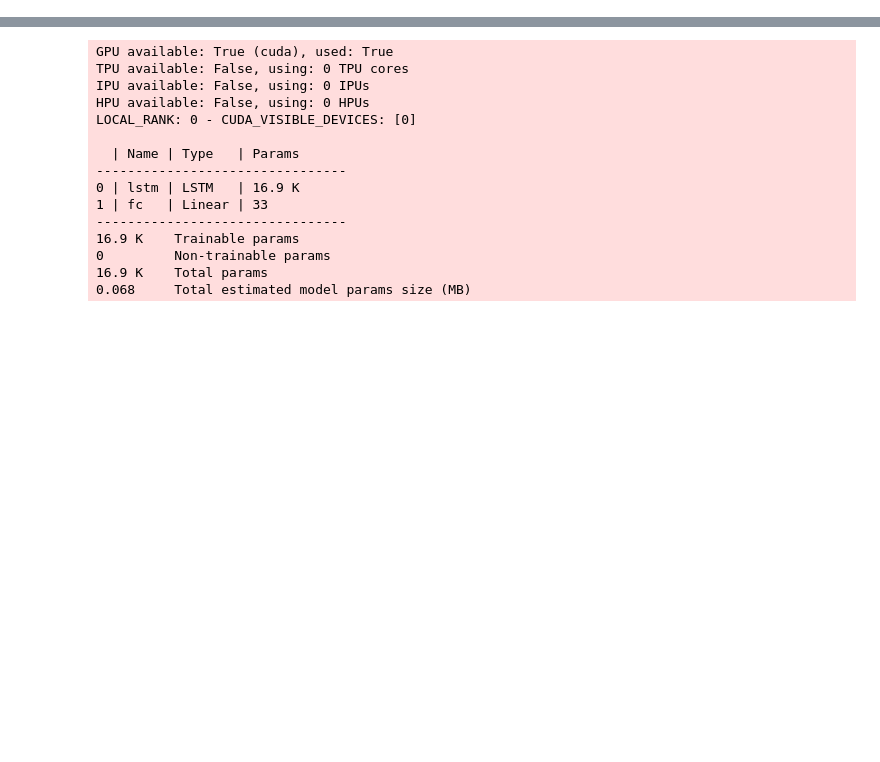
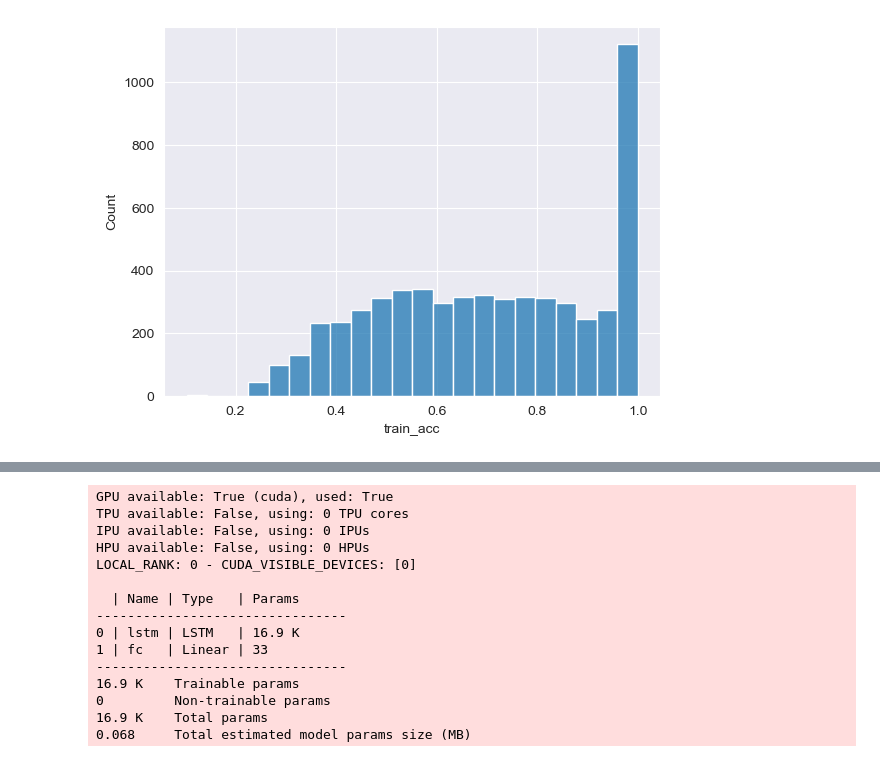
Before and after one commit to alkorolyov/sophius, a Jupyter notebook: notebooks/08_init_LSTM.ipynb, the cells around one changed output, grey strips where cells are left out. Saved outputs shown, nothing was run; the diff lists cells and outputs as text; code cells hidden in the pictures; blank space fills up the shorter version.

```diff
--- a/notebooks/08_init_LSTM.ipynb
+++ b/notebooks/08_init_LSTM.ipynb
@@ -27,3 +24,7 @@ Index(['id', 'flops', 'macs', 'params', 'exp_id', 'hash', 'val_acc',
+# %%
+sns.histplot(df.train_acc);
+# %% [output]
+[figure, added]
 # %%
 from sophius.encode import Encoder, str_to_vec
 
```
Also changed, not shown: parts of 19 cells of this notebook, 1 other file.
